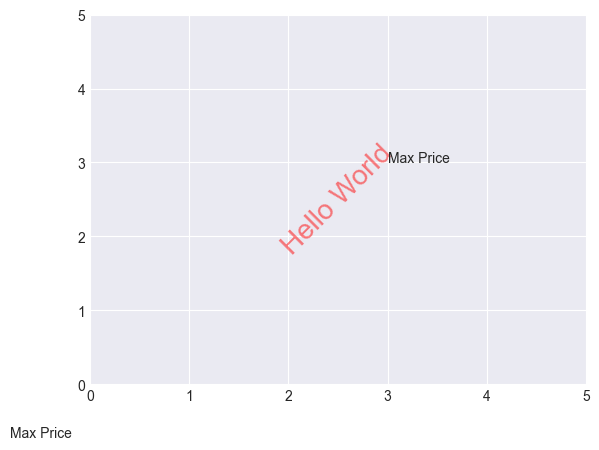
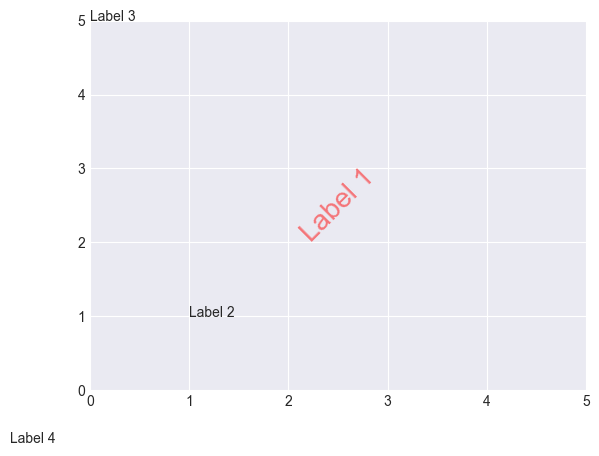
Code edit (unified diff) that turned the first committed figure into the second:
--- before
+++ after
@@ -1,6 +1,7 @@
 fig, ax = plt.subplots()
 ax.axis([0, 5, 0, 5])
-ax.text(0.5, 0.5, "Hello World", fontsize=20, color='red', alpha=0.5, rotation=45,
+ax.text(0.5, 0.5, "Label 1", fontsize=20, color='red', alpha=0.5, rotation=45,
         transform=ax.transAxes, ha='center', va='center')
-ax.text(3, 3, 'Max Price', transform=ax.transData)
-ax.text(0, 0, 'Max Price', transform=fig.transFigure)
+ax.text(1, 1, 'Label 2', transform=ax.transData)
+ax.text(0, 1, 'Label 3', transform=ax.transAxes)
+ax.text(0, 0, 'Label 4', transform=fig.transFigure)

Commit: changes